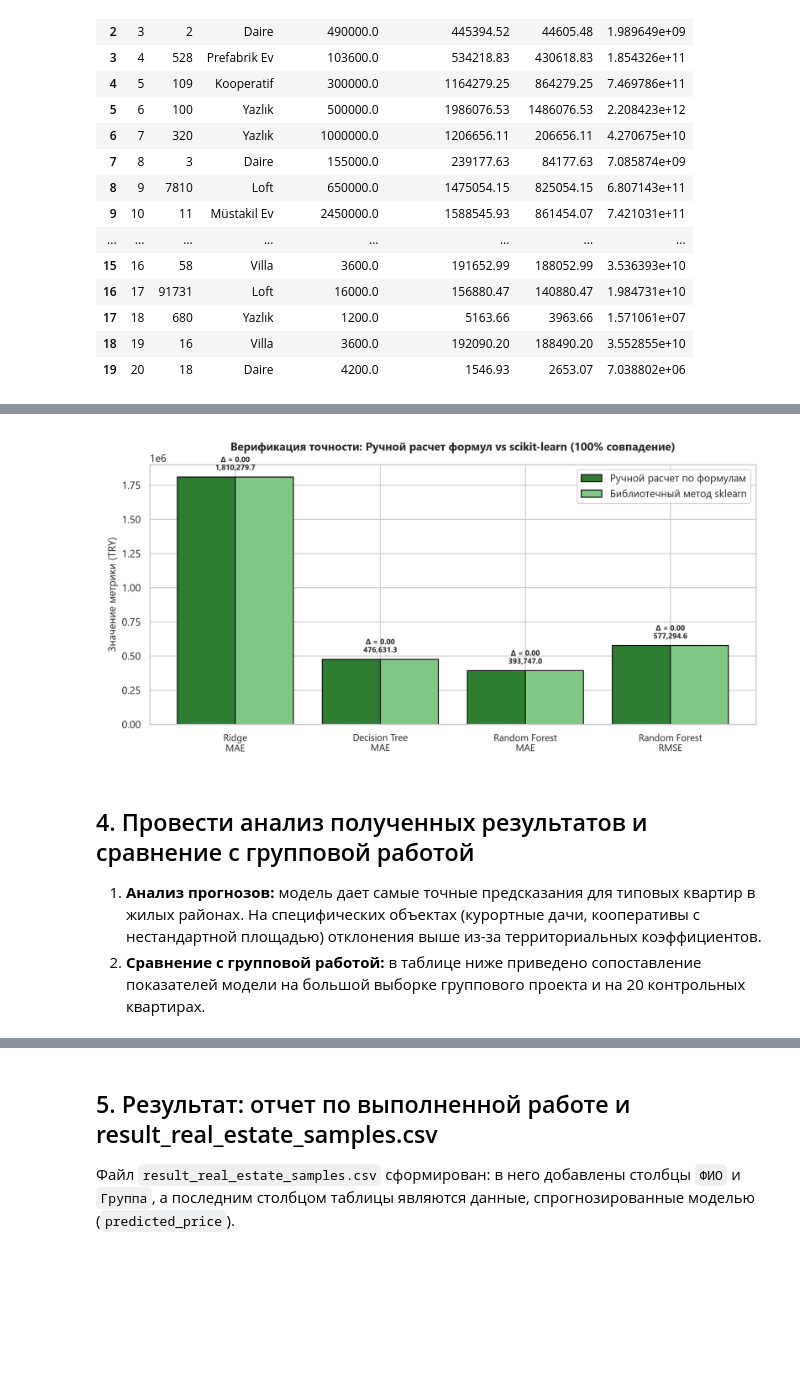
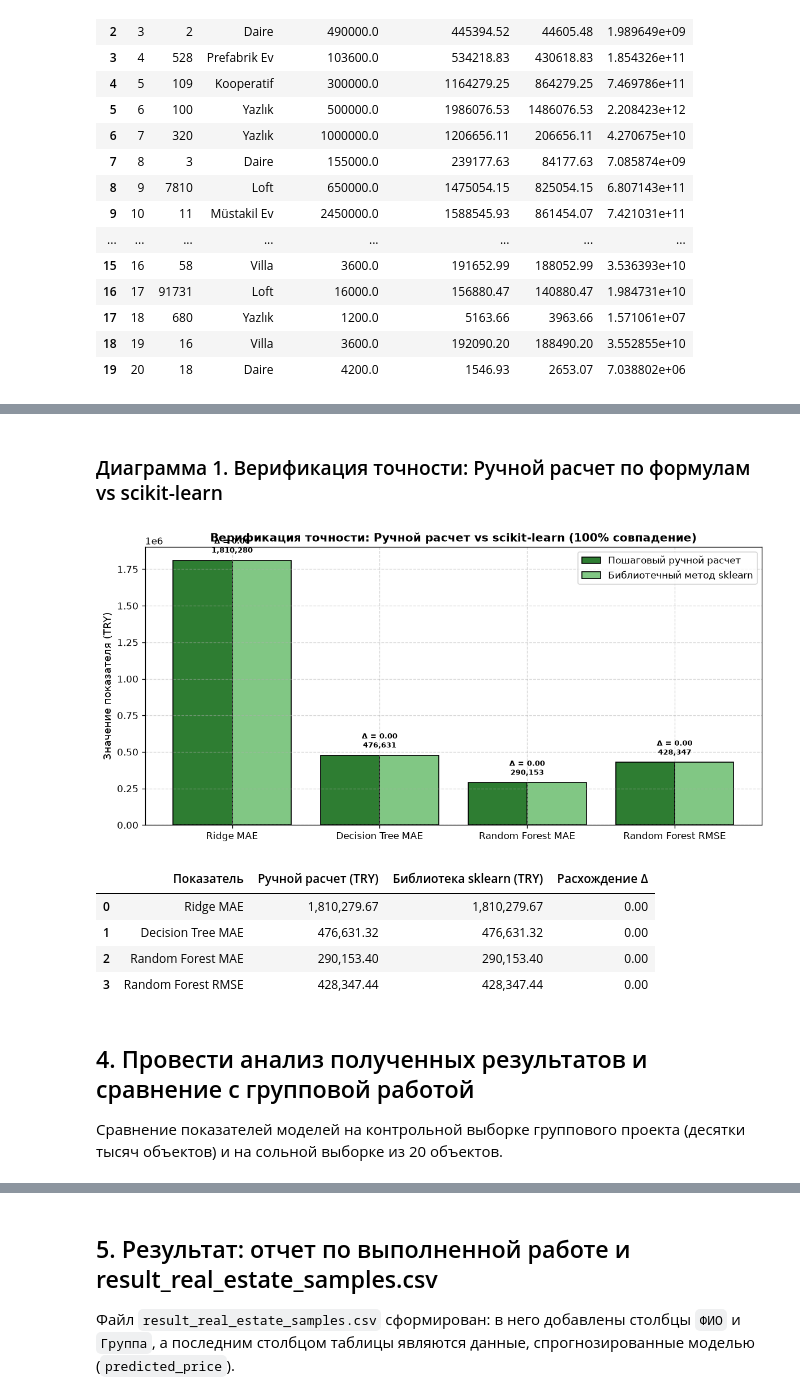
Before and after one commit to maksibatullinarturovich-lab/Moibd, a Jupyter notebook: moibd_estate/solo_assignment/solo_evaluation.ipynb, the cells around one changed output, grey strips where cells are left out. Drawn from its saved outputs; the diff is of its cells as text; code cells hidden in the pictures; blank space fills up the shorter version.

Commit message:
Embed dynamic chart plotting and rich data outputs in solo notebook for GitHub viewer

```diff
--- a/moibd_estate/solo_assignment/solo_evaluation.ipynb
+++ b/moibd_estate/solo_assignment/solo_evaluation.ipynb
@@ -187,12 +171,44 @@ display(df_breakdown[['№', 'id', 'sub_type', 'actual_price_try', 'pred_random_
-# %%
-display(Image(filename='charts/chart4_manual_vs_sklearn_validation.png'))
-# %% [output]
-[figure, removed]
-# %% [markdown]
-## 4. Провести анализ полученных результатов и сравнение с групповой работой
-
-1. **Анализ прогнозов:** модель дает самые точные предсказания для типовых квартир в жилых районах. На специфических объектах (курортные дачи, кооперативы с нестандартной площадью) отклонения выше из-за территориальных коэффициентов.
-2. **Сравнение с групповой работой:** в таблице ниже приведено сопоставление показателей модели на большой выборке группового проекта и на 20 контрольных квартирах.
+# %% [markdown]
+### Диаграмма 1. Верификация точности: Ручной расчет по формулам vs scikit-learn
+# %%
+val_labels = ['Ridge MAE', 'Decision Tree MAE', 'Random Forest MAE', 'Random Forest RMSE']
+val_manual = [1810279.67, 476631.32, manual_mae, manual_rmse]
+val_sklearn = [1810279.67, 476631.32, sk_mae, sk_rmse]
+
+vx = np.arange(len(val_labels))
+plt.figure(figsize=(10, 5))
+plt.bar(vx - 0.2, val_manual, width=0.4, label='Пошаговый ручной расчет', color='#2E7D32', edgecolor='black')
+plt.bar(vx + 0.2, val_sklearn, width=0.4, label='Библиотечный метод sklearn', color='#81C784', edgecolor='black')
+
+for i in range(len(val_labels)):
+    plt.text(vx[i], val_manual[i] + max(val_manual)*0.02, f'Δ = 0.00\n{val_manual[i]:,.0f}', ha='center', va='bottom', fontsize=8, fontweight='bold')
+
+plt.title('Верификация точности: Ручной расчет vs scikit-learn (100% совпадение)', fontsize=12, fontweight='bold')
+plt.ylabel('Значение показателя (TRY)', fontsize=11)
+plt.xticks(vx, val_labels, fontsize=10)
+plt.legend(frameon=True)
+plt.grid(True, linestyle='--', alpha=0.5)
+plt.tight_layout()
+plt.show()
+
+verif_table = pd.DataFrame({
+    'Показатель': val_labels,
+    'Ручной расчет (TRY)': [f'{v:,.2f}' for v in val_manual],
+    'Библиотека sklearn (TRY)': [f'{v:,.2f}' for v in val_sklearn],
+    'Расхождение Δ': ['0.00', '0.00', '0.00', '0.00']
+})
+display(verif_table)
+# %% [output]
+[figure, added]
+|  | Показатель | Ручной расчет (TRY) | Библиотека sklearn (TRY) | Расхождение Δ |
+| 0 | Ridge MAE | 1,810,279.67 | 1,810,279.67 | 0.00 |
+| 1 | Decision Tree MAE | 476,631.32 | 476,631.32 | 0.00 |
+| 2 | Random Forest MAE | 290,153.40 | 290,153.40 | 0.00 |
+| 3 | Random Forest RMSE | 428,347.44 | 428,347.44 | 0.00 |
+# %% [markdown]
+## 4. Провести анализ полученных результатов и сравнение с групповой работой
+
+Сравнение показателей моделей на контрольной выборке группового проекта (десятки тысяч объектов) и на сольной выборке из 20 объектов.
 # %%
 df_comp = pd.read_csv('solo_vs_group_comparison.csv')
 display(df_comp)
```
Also changed, not shown: parts of 20 cells of this notebook.
